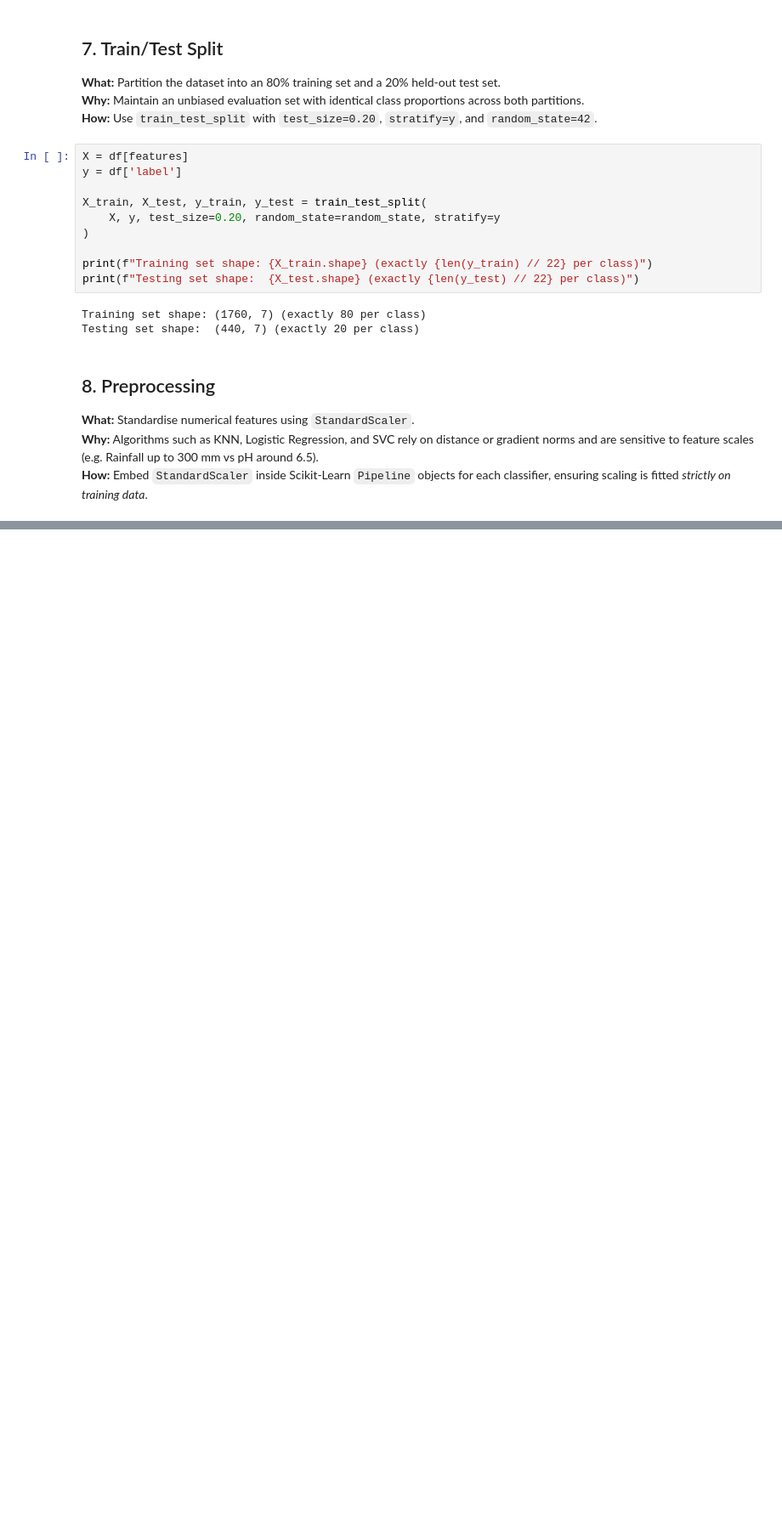
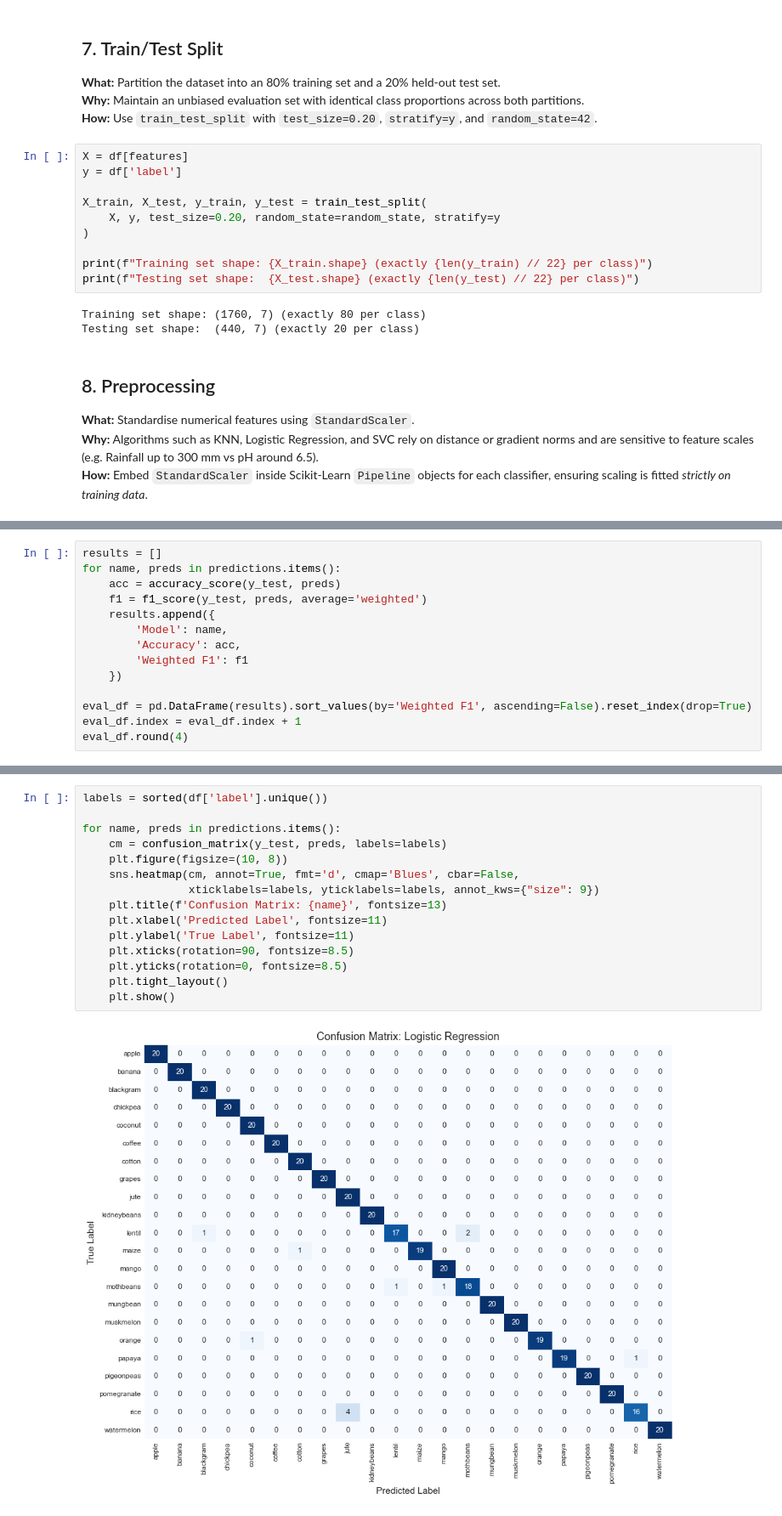
Before and after one commit to Subash-G-S/agri-predict, a Jupyter notebook: notebooks/classification.ipynb, the cells around one changed output, grey strips where cells are left out. Shown at 85% size. Saved outputs shown, nothing was run; the diff lists cells and outputs as text; blank space fills up the shorter version.

Commit message:
feat(classification): implement decision tree and svc with confusion matrix evaluation

```diff
--- a/notebooks/classification.ipynb
+++ b/notebooks/classification.ipynb
@@ -249,0 +316,14 @@ Testing set shape:  (440, 7) (exactly 20 per class)
+# %%
+results = []
+for name, preds in predictions.items():
+    acc = accuracy_score(y_test, preds)
+    f1 = f1_score(y_test, preds, average='weighted')
+    results.append({
+        'Model': name,
+        'Accuracy': acc,
+        'Weighted F1': f1
+    })
+
+eval_df = pd.DataFrame(results).sort_values(by='Weighted F1', ascending=False).reset_index(drop=True)
+eval_df.index = eval_df.index + 1
+eval_df.round(4)
@@ -249,0 +343,17 @@ Testing set shape:  (440, 7) (exactly 20 per class)
+# %%
+labels = sorted(df['label'].unique())
+
+for name, preds in predictions.items():
+    cm = confusion_matrix(y_test, preds, labels=labels)
+    plt.figure(figsize=(10, 8))
+    sns.heatmap(cm, annot=True, fmt='d', cmap='Blues', cbar=False,
+                xticklabels=labels, yticklabels=labels, annot_kws={"size": 9})
+    plt.title(f'Confusion Matrix: {name}', fontsize=13)
+    plt.xlabel('Predicted Label', fontsize=11)
+    plt.ylabel('True Label', fontsize=11)
+    plt.xticks(rotation=90, fontsize=8.5)
+    plt.yticks(rotation=0, fontsize=8.5)
+    plt.tight_layout()
+    plt.show()
+# %% [output]
+[figure, added]
```
Also changed, not shown: parts of 7 cells of this notebook.
